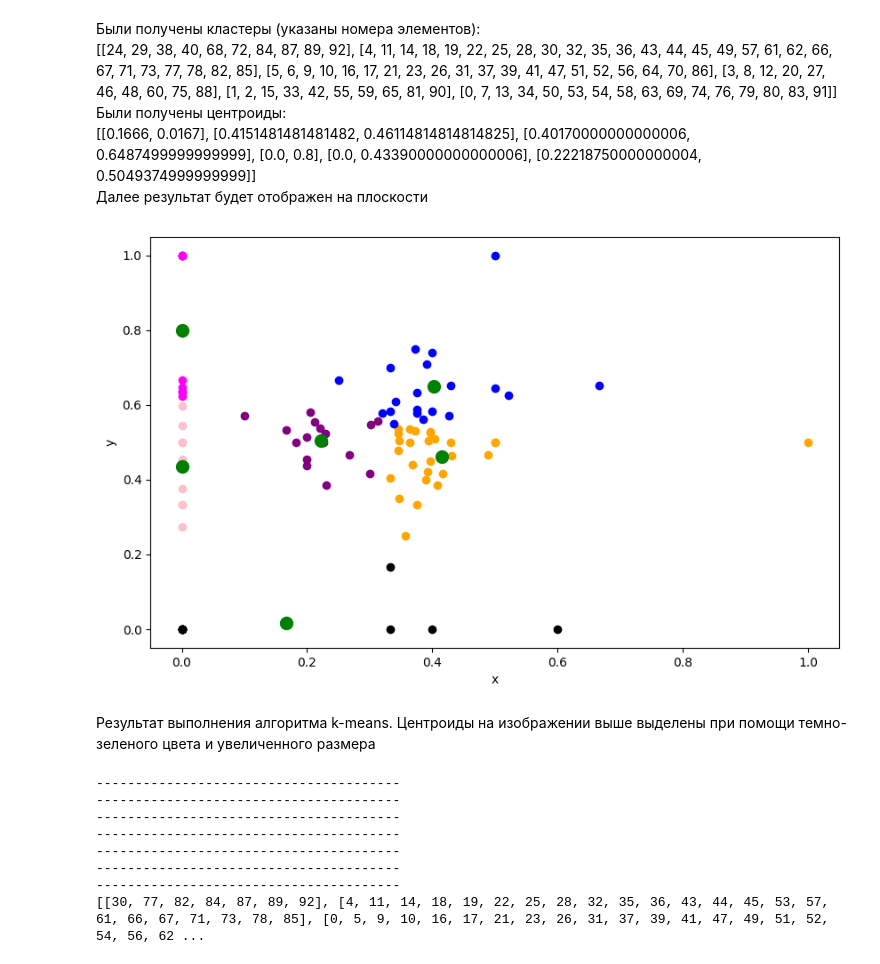
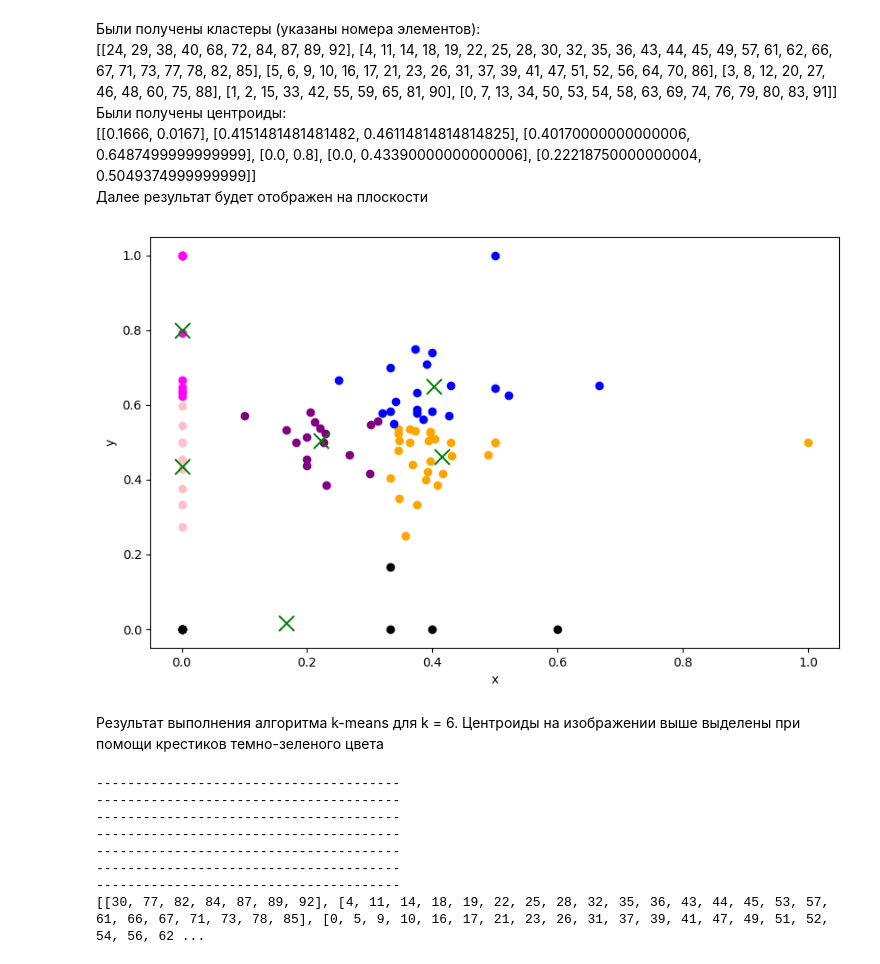
Before and after one commit to the-mvi/stat_an-2022, a Jupyter notebook: 0373_Myasnikov_YN/task3.ipynb, the cells around one changed output. Saved outputs shown, nothing was run; the diff lists cells and outputs as text; code cells hidden in the pictures.

```diff
--- a/0373_Myasnikov_YN/task3.ipynb
+++ b/0373_Myasnikov_YN/task3.ipynb
@@ -540,37 +585,37 @@ def scatterplot(data, k, some_clusters, some_centroids):
         #print(list_2)
         ax.scatter(list_1, list_2, color=colors[i])
         f = 0
         while f < len(list_1): #тут не должно быть i
             number = data[0].index(list_1[f])
             #if f == 0:
                 #matplotlib.pyplot.annotate((f"x{number}: ({list_1[f]}, {list_2[f]})"), xy=(list_1[f]-0.3,list_2[f]-1))
             #elif f == 9:
                 #matplotlib.pyplot.annotate((f"x{number}: ({list_1[f]}, {list_2[f]})"), xy=(list_1[f]-0.3,list_2[f]-1))
             #else:
                 #matplotlib.pyplot.annotate((f"x{number}: ({list_1[f]}, {list_2[f]})"), xy=(list_1[f]-0.3,list_2[f]+0.5))
             f = f + 1
         i = i + 1
     cent_1 = []
     cent_2 = []
     i = 0
     while i < k:
         cent_1.append(some_centroids[i][0])
         cent_2.append(some_centroids[i][1])
         i = i + 1
-    ax.scatter(cent_1, cent_2, color = "green", s = 100)
+    ax.scatter(cent_1, cent_2, color = "green", s = 150, marker="x")
     f = 0
     while f < k:
         #matplotlib.pyplot.annotate((f"Xc{f}: ({cent_1[f]}, {round(cent_2[f], 4)})"), xy=(cent_1[f]-0.3,cent_2[f]+0.5))
         f = f + 1
     matplotlib.pyplot.xlabel("x")
     matplotlib.pyplot.ylabel("y")
     matplotlib.pyplot.show()
 
 scatterplot(data, k, some_clusters, some_centroids)
 # %% [output]
-[figure, old version]
+[figure, new version]
 # %% [markdown]
-Результат выполнения алгоритма k-means. Центроиды на изображении выше выделены при помощи темно-зеленого цвета и увеличенного размера
+Результат выполнения алгоритма k-means для k = 6. Центроиды на изображении выше выделены при помощи крестиков темно-зеленого цвета
 # %%
 #Реализация k-medians
 #Заменить метрику
```
Also changed, not shown: parts of 26 cells of this notebook.
